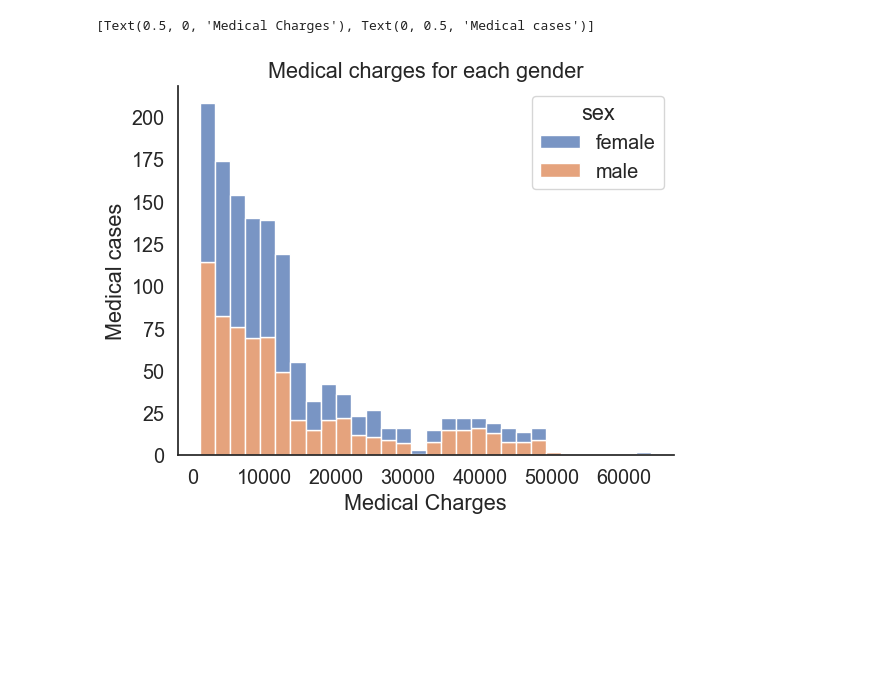
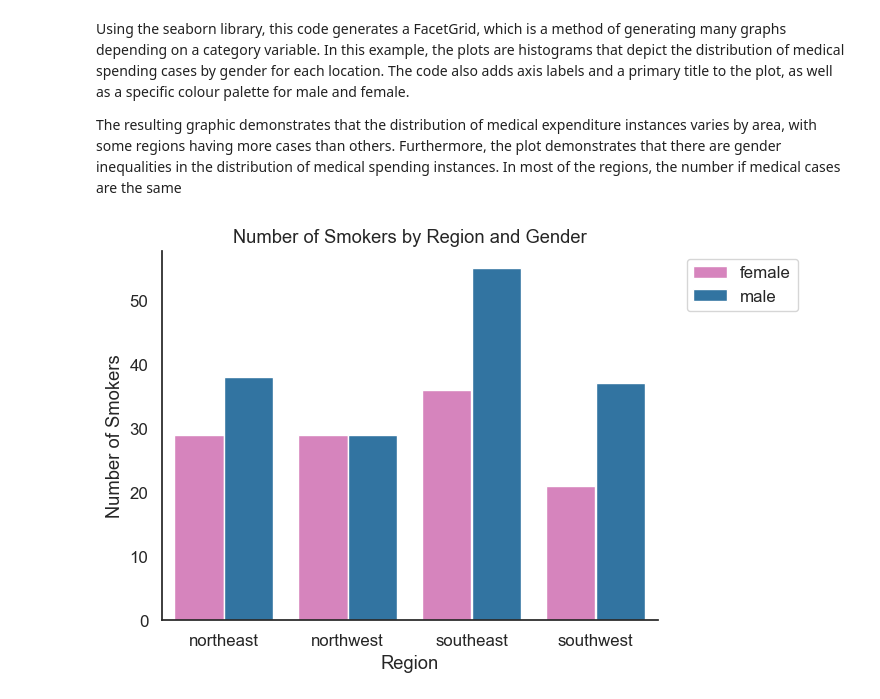
Before and after one commit to ubco-W2022T2-data301/project-group-group40, a Jupyter notebook: analysis/analysis2.ipynb, the cells around one changed output. Drawn from its saved outputs; the diff is of its cells as text; code cells hidden in the pictures; blank space fills up the shorter version.

```diff
--- a/analysis/analysis2.ipynb
+++ b/analysis/analysis2.ipynb
@@ -35,6 +19,6 @@ import numpy as np
 import matplotlib.pyplot as plt
 import seaborn as sns
 sns.set_theme(style="white",
-              font_scale=1.3,
+              font_scale=1.1,
              )
 plt.rc("axes.spines", top=False, right=False)
@@ -49,7 +36,17 @@ x.fig.subplots_adjust(top=1)
+# %% [markdown]
+Using the seaborn library, this code generates a FacetGrid, which is a method of generating many graphs depending on a
+category variable. In this example, the plots are histograms that depict the distribution of medical spending cases by gender for each location. The code also adds axis labels and a primary title to the plot, as well as a specific colour palette for male and female.
+
+The resulting graphic demonstrates that the distribution of medical expenditure instances varies by area, with some regions having more cases than others. Furthermore, the plot demonstrates that there are gender inequalities in the distribution of medical spending instances. In most of the regions, the number if medical cases are the same
 # %%
-x = sns.histplot(data=df, x="charges", hue="sex", multiple="stack")
-plt.title('Medical charges for each gender')
-x.set(xlabel="Medical Charges", ylabel="Medical cases")
+p = sns.color_palette(['tab:pink', 'tab:blue'])
+s = df.groupby(['region', 'sex', 'smoker'])['smoker'].count().reset_index(name="count")
+s = s[s['smoker'] == 'yes']
+sns.barplot(data=s, x='region', y='count', hue='sex', palette=p)
+plt.title("Number of Smokers by Region and Gender")
+plt.legend(loc='upper right', bbox_to_anchor=(1.3, 1))
+plt.xlabel("Region")
+plt.ylabel("Number of Smokers")
+plt.show()
 # %% [output]
-[Text(0.5, 0, 'Medical Charges'), Text(0, 0.5, 'Medical cases')]
-[figure, old version]
+[figure, new version]
```
Also changed, not shown: parts of 15 cells of this notebook, 2 other files.
